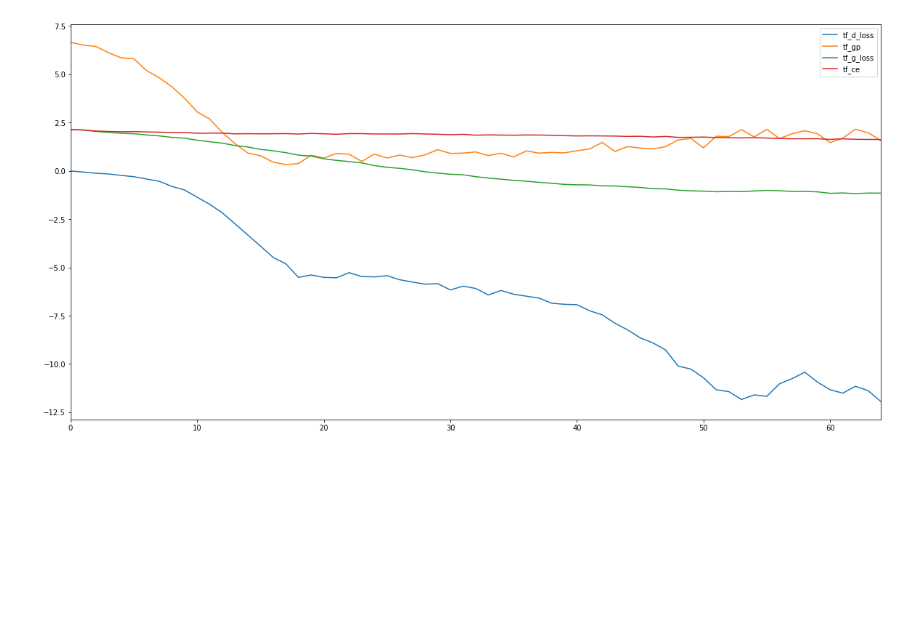
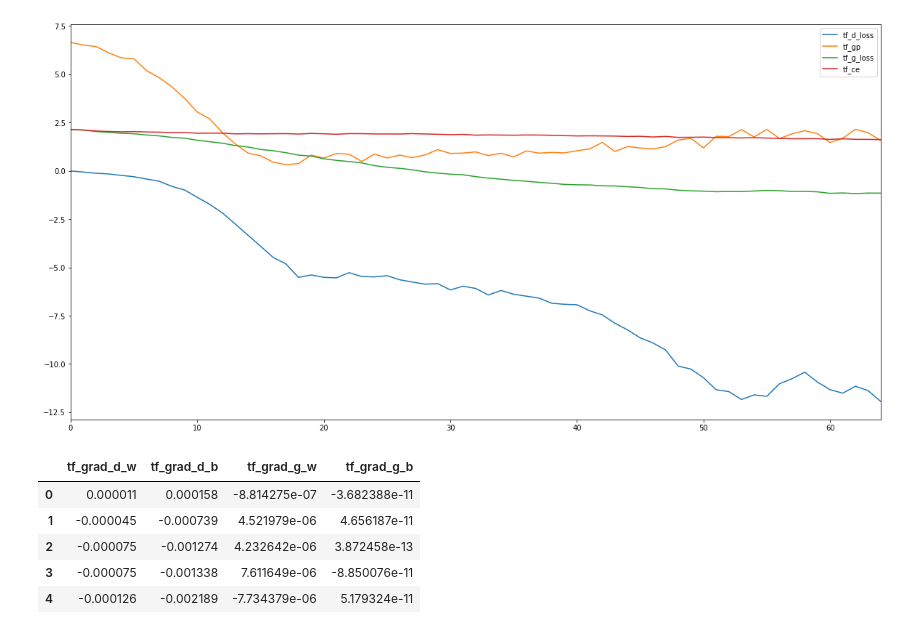
Before and after one commit to ljk423/ctgan-tf, a Jupyter notebook: StatsComp.ipynb, the cells around one changed output. Saved outputs shown, nothing was run; the diff lists cells and outputs as text; code cells hidden in the pictures; blank space fills up the shorter version.

```diff
--- a/StatsComp.ipynb
+++ b/StatsComp.ipynb
@@ -39,0 +65,9 @@ df.iloc[:,4:].plot(figsize=(20,10))
+# %%
+grads.head()
+# %% [output]
+|  | tf_grad_d_w | tf_grad_d_b | tf_grad_g_w | tf_grad_g_b |
+| 0 | 0.000011 | 0.000158 | -8.814275e-07 | -3.682388e-11 |
+| 1 | -0.000045 | -0.000739 | 4.521979e-06 | 4.656187e-11 |
+| 2 | -0.000075 | -0.001274 | 4.232642e-06 | 3.872458e-13 |
+| 3 | -0.000075 | -0.001338 | 7.611649e-06 | -8.850076e-11 |
+| 4 | -0.000126 | -0.002189 | -7.734379e-06 | 5.179324e-11 |
```
Also changed, not shown: parts of 9 cells of this notebook, 44 other files.
